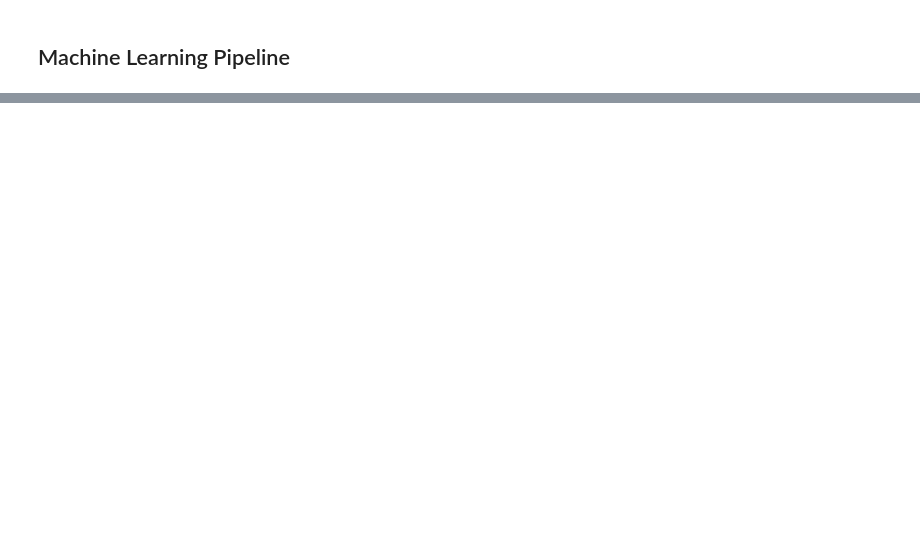
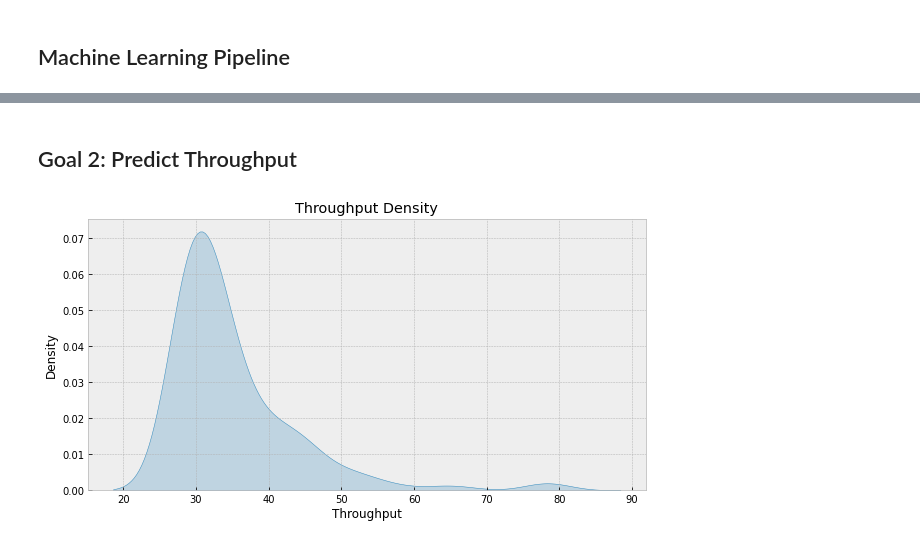
Before and after one commit to crosstrack10/data-science-projects, a Jupyter notebook: scikit_regression_analysis.ipynb, the cells around one changed output, grey strips where cells are left out. Cells and saved outputs as stored; diff of their text form; code cells hidden in the pictures; blank space fills up the shorter version.

```diff
--- a/scikit_regression_analysis.ipynb
+++ b/scikit_regression_analysis.ipynb
@@ -320,0 +380,9 @@ for i, column in enumerate(X_train.columns):
+# %% [markdown]
+## Goal 2: Predict Throughput
+# %%
+# checking label distribution density
+plt.figure(figsize=(10,5))
+ax = sns.kdeplot(x='Throughput', data=df, fill=True)
+plt.title('Throughput Density');
+# %% [output]
+[figure, added]
```
Also changed, not shown: parts of 41 cells of this notebook.
